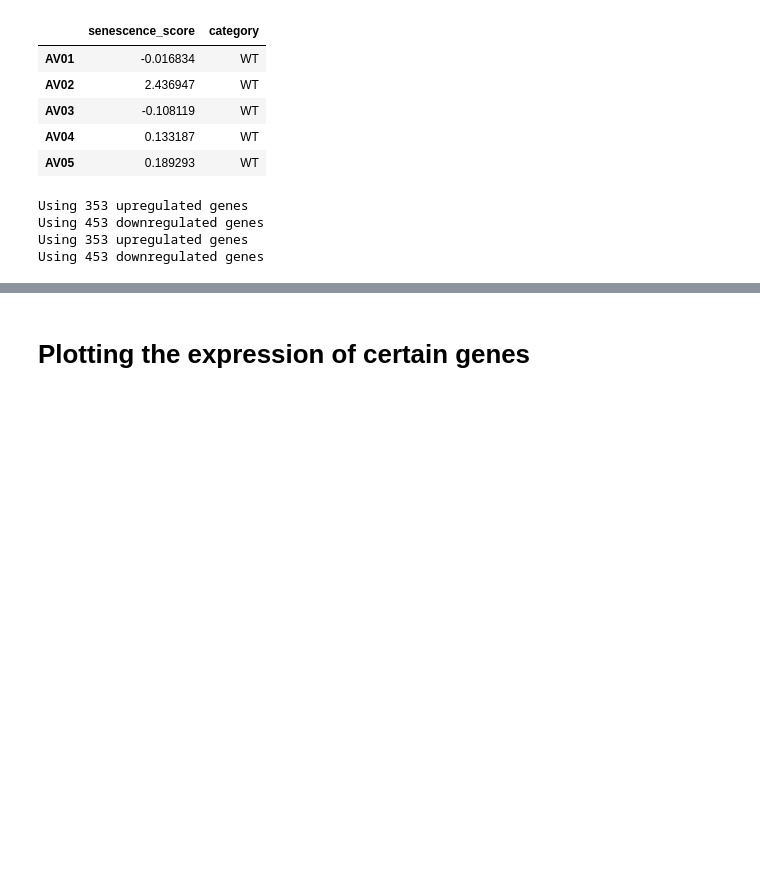
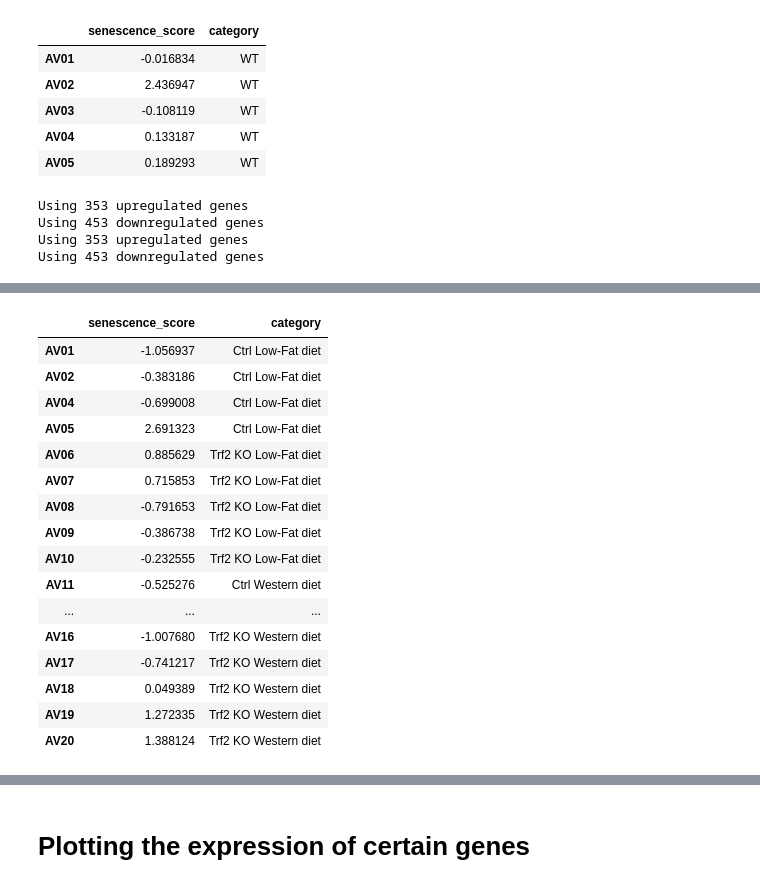
Before and after one commit to akanksha-sachan/ERCC1_iPSC_analysis, a Jupyter notebook: liver_mice/sen_scores.ipynb, the cells around one changed output, grey strips where cells are left out. Cells and saved outputs as stored; diff of their text form; code cells hidden in the pictures; blank space fills up the shorter version.

```diff
--- a/liver_mice/sen_scores.ipynb
+++ b/liver_mice/sen_scores.ipynb
@@ -240,5 +279,25 @@ mean_per_sample = (combined_scores
                   .mean()
                   .reset_index()
                   .rename(columns={'level_0': 'sample'}))
+# %%
+display(hepatocyte_sen_scores)
+# %% [output]
+|  | senescence_score | category |
+| AV01 | -1.056937 | Ctrl Low-Fat diet |
+| AV02 | -0.383186 | Ctrl Low-Fat diet |
+| AV04 | -0.699008 | Ctrl Low-Fat diet |
+| AV05 | 2.691323 | Ctrl Low-Fat diet |
+| AV06 | 0.885629 | Trf2 KO Low-Fat diet |
+| AV07 | 0.715853 | Trf2 KO Low-Fat diet |
+| AV08 | -0.791653 | Trf2 KO Low-Fat diet |
+| AV09 | -0.386738 | Trf2 KO Low-Fat diet |
+| AV10 | -0.232555 | Trf2 KO Low-Fat diet |
+| AV11 | -0.525276 | Ctrl Western diet |
+| ... | ... | ... |
+| AV16 | -1.007680 | Trf2 KO Western diet |
+| AV17 | -0.741217 | Trf2 KO Western diet |
+| AV18 | 0.049389 | Trf2 KO Western diet |
+| AV19 | 1.272335 | Trf2 KO Western diet |
+| AV20 | 1.388124 | Trf2 KO Western diet |
 # %%
 fig = plot_violin_box_combo(
```
Also changed, not shown: parts of 11 cells of this notebook.
